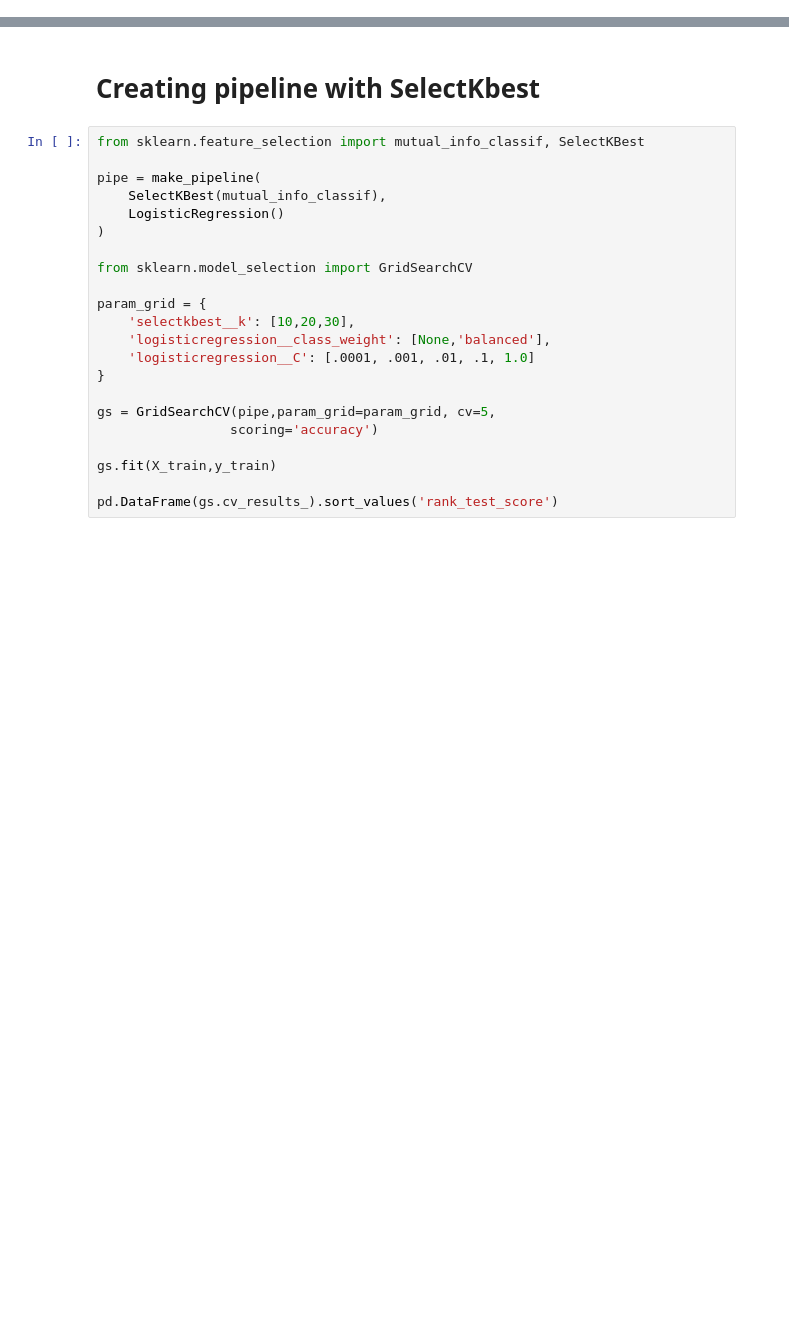
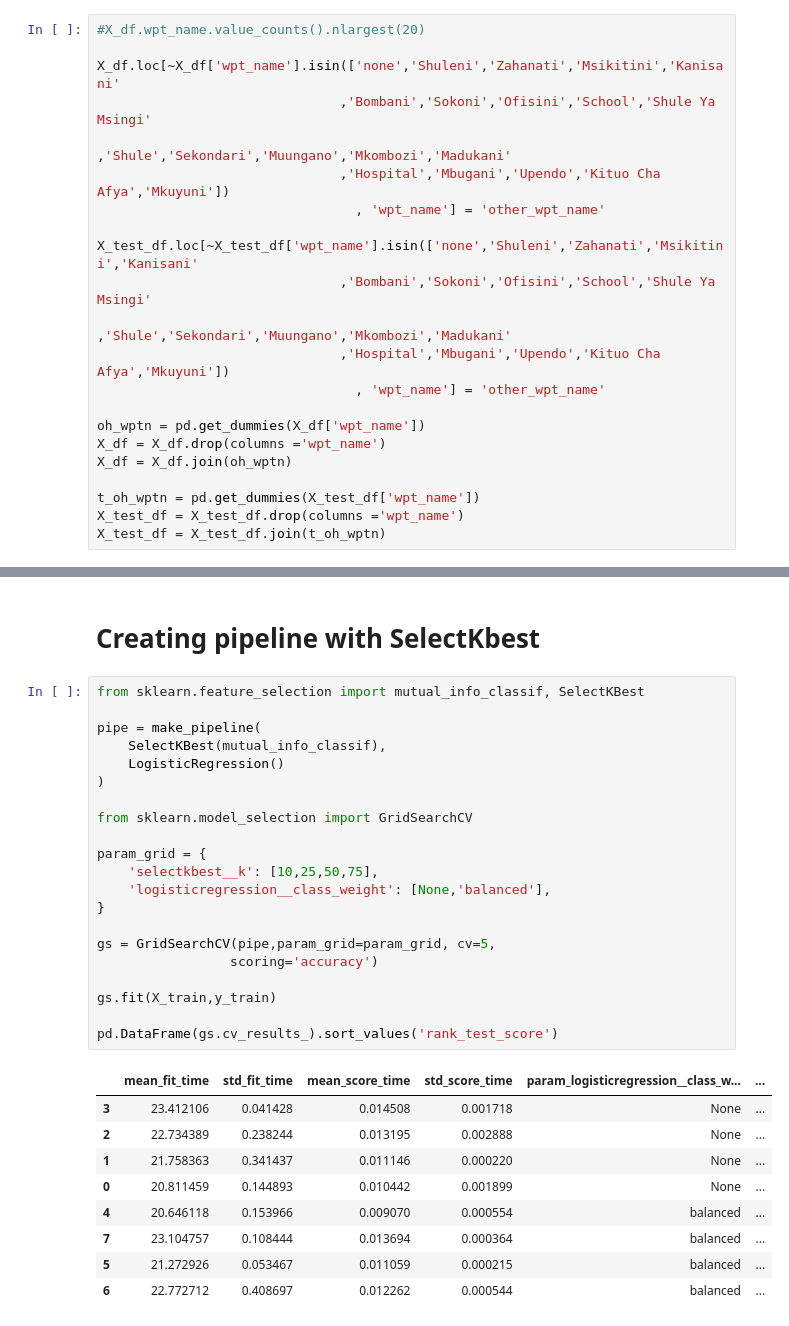
Before and after one commit to krsmith/DS_Unit2_Project, a Jupyter notebook: Unit2_Project_Notebook.ipynb, the cells around one changed output, grey strips where cells are left out. Saved outputs shown, nothing was run; the diff lists cells and outputs as text; blank space fills up the shorter version.

```diff
--- a/Unit2_Project_Notebook.ipynb
+++ b/Unit2_Project_Notebook.ipynb
@@ -327,0 +374,22 @@ pd.Series(coefficients, feature_names).sort_values().plot.barh(color='gray');
+# %%
+#X_df.wpt_name.value_counts().nlargest(20)
+
+X_df.loc[~X_df['wpt_name'].isin(['none','Shuleni','Zahanati','Msikitini','Kanisani'
+                               ,'Bombani','Sokoni','Ofisini','School','Shule Ya Msingi'
+                               ,'Shule','Sekondari','Muungano','Mkombozi','Madukani'
+                               ,'Hospital','Mbugani','Upendo','Kituo Cha Afya','Mkuyuni'])
+                                 , 'wpt_name'] = 'other_wpt_name'
+
+X_test_df.loc[~X_test_df['wpt_name'].isin(['none','Shuleni','Zahanati','Msikitini','Kanisani'
+                               ,'Bombani','Sokoni','Ofisini','School','Shule Ya Msingi'
+                               ,'Shule','Sekondari','Muungano','Mkombozi','Madukani'
+                               ,'Hospital','Mbugani','Upendo','Kituo Cha Afya','Mkuyuni'])
+                                 , 'wpt_name'] = 'other_wpt_name'
+
+oh_wptn = pd.get_dummies(X_df['wpt_name'])
+X_df = X_df.drop(columns ='wpt_name')
+X_df = X_df.join(oh_wptn)
+
+t_oh_wptn = pd.get_dummies(X_test_df['wpt_name'])
+X_test_df = X_test_df.drop(columns ='wpt_name')
+X_test_df = X_test_df.join(t_oh_wptn)
@@ -330,22 +458,31 @@ pd.Series(coefficients, feature_names).sort_values().plot.barh(color='gray');
 # %%
 from sklearn.feature_selection import mutual_info_classif, SelectKBest
 
 pipe = make_pipeline(
     SelectKBest(mutual_info_classif),
     LogisticRegression()
 )
 
 from sklearn.model_selection import GridSearchCV
 
 param_grid = {
-    'selectkbest__k': [10,20,30],
+    'selectkbest__k': [10,25,50,75],
     'logisticregression__class_weight': [None,'balanced'],
-    'logisticregression__C': [.0001, .001, .01, .1, 1.0]
 }
 
 gs = GridSearchCV(pipe,param_grid=param_grid, cv=5,
                  scoring='accuracy')
 
 gs.fit(X_train,y_train)
 
 pd.DataFrame(gs.cv_results_).sort_values('rank_test_score')
+# %% [output]
+|  | mean_fit_time | std_fit_time | mean_score_time | std_score_time | param_logisticregression__class_w... | ... |
+| 3 | 23.412106 | 0.041428 | 0.014508 | 0.001718 | None | ... |
+| 2 | 22.734389 | 0.238244 | 0.013195 | 0.002888 | None | ... |
+| 1 | 21.758363 | 0.341437 | 0.011146 | 0.000220 | None | ... |
+| 0 | 20.811459 | 0.144893 | 0.010442 | 0.001899 | None | ... |
+| 4 | 20.646118 | 0.153966 | 0.009070 | 0.000554 | balanced | ... |
+| 7 | 23.104757 | 0.108444 | 0.013694 | 0.000364 | balanced | ... |
+| 5 | 21.272926 | 0.053467 | 0.011059 | 0.000215 | balanced | ... |
+| 6 | 22.772712 | 0.408697 | 0.012262 | 0.000544 | balanced | ... |
```
Also changed, not shown: parts of 22 cells of this notebook.
